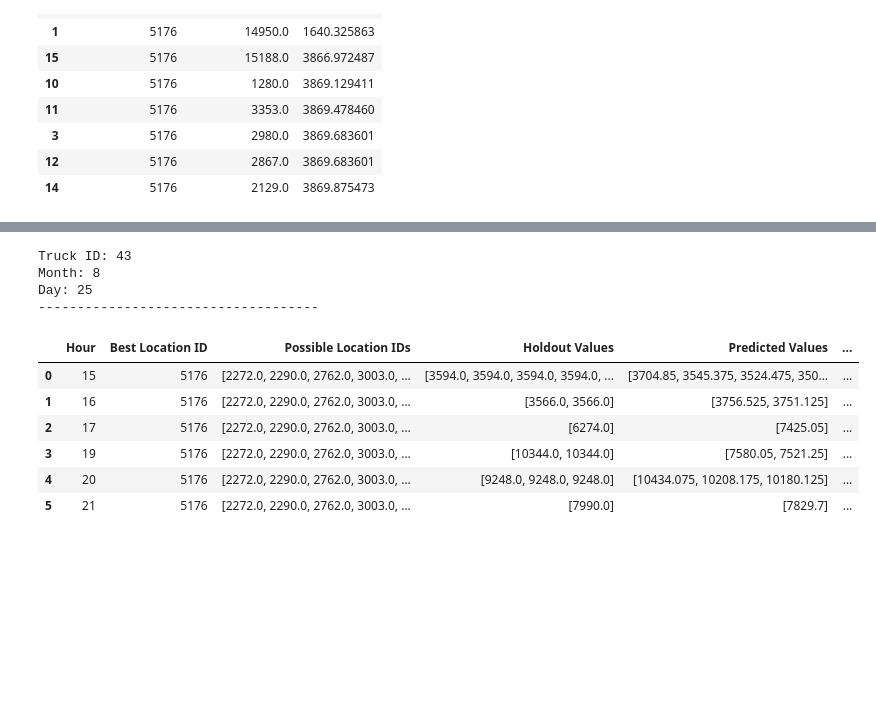
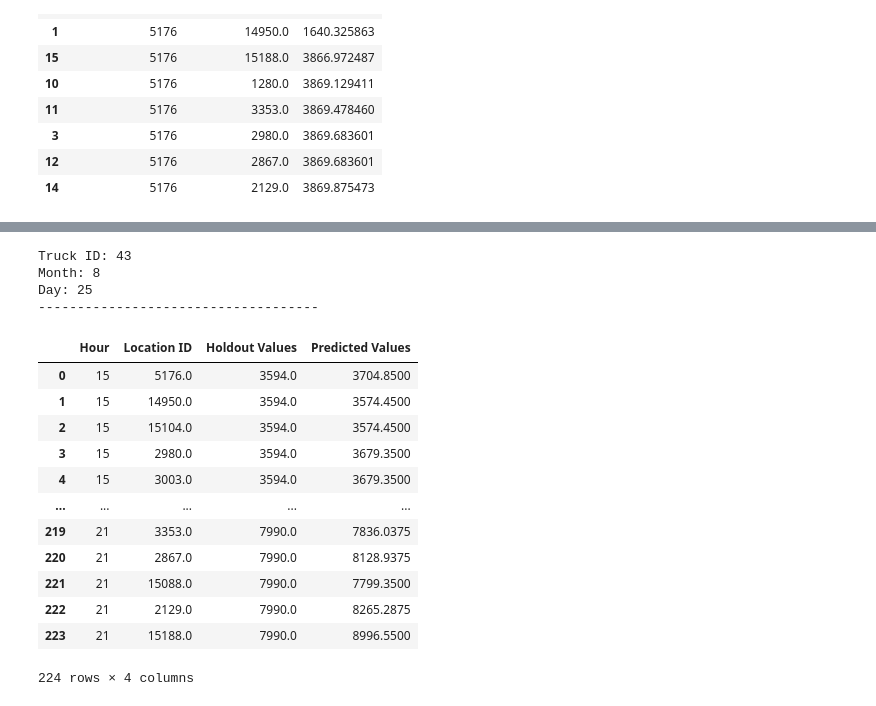
Before and after one commit to jkyxd/ICP_Group3, a Jupyter notebook: ICP Jupyter File.ipynb, the cells around one changed output, grey strips where cells are left out. Cells and saved outputs as stored; diff of their text form; code cells hidden in the pictures; blank space fills up the shorter version.

Commit message:
Average predicted values

```diff
--- a/ICP Jupyter File.ipynb
+++ b/ICP Jupyter File.ipynb
@@ -1404,4 +1432,6 @@ Distances from Location ID 5176:
 # %%
+import numpy as np
+
 # Specify the criteria for filtering
 truck_id = 43
 month = 8
@@ -1412,43 +1442,41 @@ filtered_df = df_predictions[(df_predictions['TRUCK_ID'] == truck_id) &
                              (df_predictions['MONTH'] == month) &
                              (df_predictions['DAY'] == day)]
 
-columns_to_exclude = ['AVG_TEMPERATURE_AIR_2M_F', 'AVG_TEMPERATURE_HEATINDEX_2M_F', 'TOT_PRECIPITATION_IN', 'TOT_SNOWFALL_IN', 'TOT_SNOWDEPTH_IN', 'AVG_CLOUD_COVER_TOT_PCT']
-
 # Sort the DataFrame by HOUR and Predicted values
 sorted_df = filtered_df.sort_values(['HOUR', 'Predicted'], ascending=[True, False])
 
 # Initialize a list to hold the table rows
 table_rows = []
 
+# Get all unique location IDs
+all_location_ids = df_predictions['LOCATION_ID'].unique()
+
 # Loop through each hour
 for hour in sorted_df['HOUR'].unique():
     # Filter the DataFrame for the current hour
     hour_df = sorted_df[sorted_df['HOUR'] == hour]
 
-    # Get the holdout values, predicted values, and best location ID for the current hour
-    holdout_values = hour_df['Holdout'].tolist()
-    predicted_values = hour_df['Predicted'].tolist()
-    best_location_id = hour_df['LOCATION_ID'].iloc[0]
+    # Duplicate rows for each possible location ID
+    duplicated_df = hour_df.loc[hour_df.index.repeat(len(all_location_ids))]
+    duplicated_df['LOCATION_ID'] = np.tile(all_location_ids, len(hour_df))
 
-    # Filter distances DataFrame for distances less than 4 km from location_id 5176.0
-    filtered_distances = df_distances[(df_distances['Location_ID_start'] == 5176.0) & (df_distances['distance'] < 4.0) & (df_distances['Location_ID_start'] != df_distances['Location_ID_end'])]
-
-    # Get the possible location IDs including the newly added location IDs
-    possible_location_ids = sorted(set(hour_df['LOCATION_ID'].unique()) | set(filtered_distances['Location_ID_end'].unique()))
-
-    # Duplicate rows for each possible location ID
-    duplicated_df = hour_df.loc[hour_df.index.repeat(len(possible_location_ids))]
-    duplicated_df['LOCATION_ID'] = possible_location_ids * len(hour_df)
+    # Select only the relevant features for prediction
+    features = ['HOUR']  # Add other relevant features here
+    X_new = duplicated_df.drop(columns=['Difference', 'Holdout', 'Predicted'])
 
     # Predict on the new rows with possible location IDs
-    new_predictions = rf.predict(duplicated_df)
+    new_predictions = rf.predict(X_new)
     duplicated_df['Predicted'] = new_predictions
 
-    # Get the predicted values per location ID for the current hour
-    predicted_values_per_location = duplicated_df.groupby('LOCATION_ID')['Predicted'].first().tolist()
+    # Loop through each row in the duplicated DataFrame
+    for _, row in duplicated_df.iterrows():
+        # Get the location ID, holdout values, and predicted values for the current row
+        location_id = row['LOCATION_ID']
+        holdout_values = row['Holdout']
+        predicted_values = row['Predicted']
 
-    # Append the row to the table_rows list
-    table_rows.append([hour, best_location_id, possible_location_ids, holdout_values, predicted_values, predicted_values_per_location])
+        # Append the row to the table_rows list
+        table_rows.append([hour, location_id, holdout_values, predicted_values])
 
 # Create a DataFrame from the table_rows list
-df_best_loc_id = pd.DataFrame(table_rows, columns=["Hour", "Best Location ID", "Possible Location IDs", "Holdout Values", "Predicted Values", "Predicted Values per Location"])
+df_predictions_per_hour_location = pd.DataFrame(table_rows, columns=["Hour", "Location ID", "Holdout Values", "Predicted Values"])
@@ -1490,19 +1483,25 @@ duplicated_df
 # %%
 # Print the DataFrame
 print("Truck ID:", truck_id)
 print("Month:", month)
 print("Day:", day)
 print("------------------------------------")
-df_best_loc_id
+df_predictions_per_hour_location
 # %% [output]
 Truck ID: 43
 Month: 8
 Day: 25
 ------------------------------------
-|  | Hour | Best Location ID | Possible Location IDs | Holdout Values | Predicted Values | ... |
-| 0 | 15 | 5176 | [2272.0, 2290.0, 2762.0, 3003.0, ... | [3594.0, 3594.0, 3594.0, 3594.0, ... | [3704.85, 3545.375, 3524.475, 350... | ... |
-| 1 | 16 | 5176 | [2272.0, 2290.0, 2762.0, 3003.0, ... | [3566.0, 3566.0] | [3756.525, 3751.125] | ... |
-| 2 | 17 | 5176 | [2272.0, 2290.0, 2762.0, 3003.0, ... | [6274.0] | [7425.05] | ... |
-| 3 | 19 | 5176 | [2272.0, 2290.0, 2762.0, 3003.0, ... | [10344.0, 10344.0] | [7580.05, 7521.25] | ... |
-| 4 | 20 | 5176 | [2272.0, 2290.0, 2762.0, 3003.0, ... | [9248.0, 9248.0, 9248.0] | [10434.075, 10208.175, 10180.125] | ... |
-| 5 | 21 | 5176 | [2272.0, 2290.0, 2762.0, 3003.0, ... | [7990.0] | [7829.7] | ... |
+|  | Hour | Location ID | Holdout Values | Predicted Values |
+| 0 | 15 | 5176.0 | 3594.0 | 3704.8500 |
+| 1 | 15 | 14950.0 | 3594.0 | 3574.4500 |
+| 2 | 15 | 15104.0 | 3594.0 | 3574.4500 |
+| 3 | 15 | 2980.0 | 3594.0 | 3679.3500 |
+| 4 | 15 | 3003.0 | 3594.0 | 3679.3500 |
+| ... | ... | ... | ... | ... |
+| 219 | 21 | 3353.0 | 7990.0 | 7836.0375 |
+| 220 | 21 | 2867.0 | 7990.0 | 8128.9375 |
+| 221 | 21 | 15088.0 | 7990.0 | 7799.3500 |
+| 222 | 21 | 2129.0 | 7990.0 | 8265.2875 |
+| 223 | 21 | 15188.0 | 7990.0 | 8996.5500 |
+224 rows × 4 columns
```
Also changed, not shown: parts of 7 cells of this notebook.
